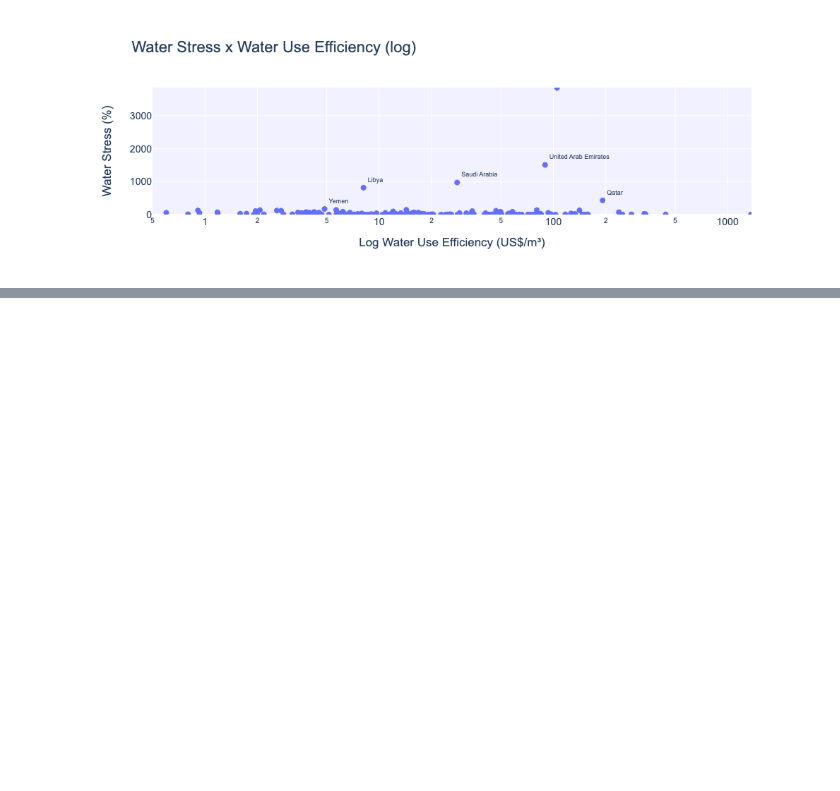
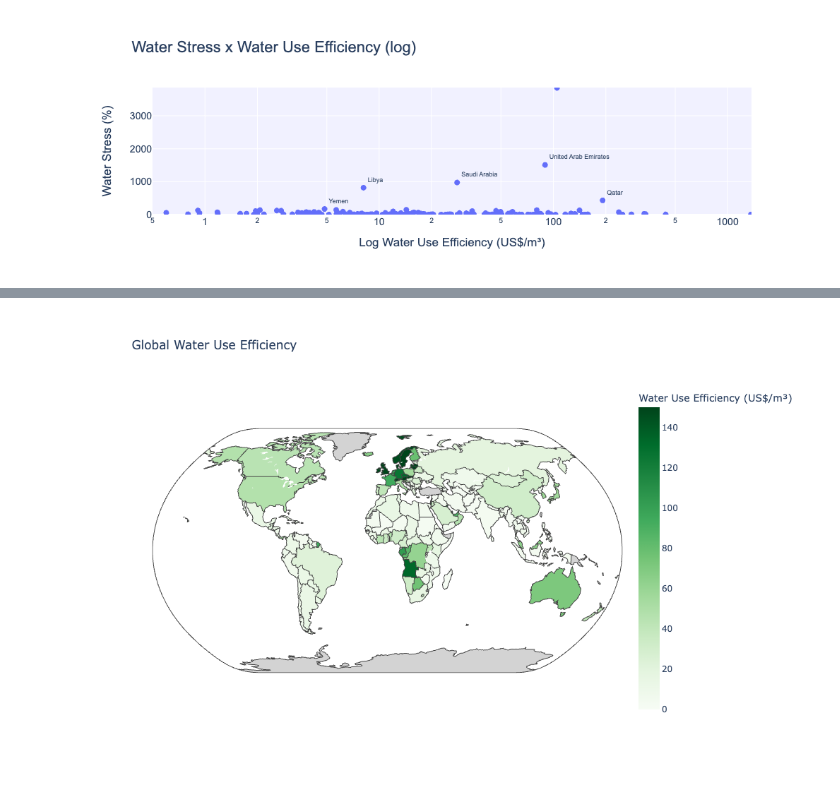
Before and after one commit to AquaLens/capstone, a Jupyter notebook: Data_Visualizations/water_stress_water_use_efficiency.ipynb, the cells around one changed output, grey strips where cells are left out. Cells and saved outputs as stored; diff of their text form; code cells hidden in the pictures; blank space fills up the shorter version.

```diff
--- a/Data_Visualizations/water_stress_water_use_efficiency.ipynb
+++ b/Data_Visualizations/water_stress_water_use_efficiency.ipynb
@@ -245,0 +288,29 @@ fig.show()
+# %%
+# map Water Use Efficiency
+wateruse_2022 = df_waterstress_clean[df_waterstress_clean['Year']== 2022][['Area', 'SDG 6.4.1. Water Use Efficiency']
+                                ].rename(columns={'SDG 6.4.1. Water Use Efficiency': 'Water Use Efficiency (US$/m³)'})
+
+fig = px.choropleth(
+    wateruse_2022,
+    locations='Area',
+    locationmode='country names',
+    color='Water Use Efficiency (US$/m³)',
+    hover_name='Area',
+    color_continuous_scale='Greens',
+    range_color=(0,150),
+    title='Global Water Use Efficiency',
+    height=650
+)
+
+fig.update_geos(
+    projection_type="natural earth",
+    showcoastlines=True,
+    showland=True,
+    landcolor="LightGray"
+)
+
+# Save to interactive HTML and show
+fig.write_html("water_use_efficiency_map_2023.html", include_plotlyjs="cdn", full_html=True)
+fig.show()
+# %% [output]
+[figure, added]
```
Also changed, not shown: parts of 1 cell of this notebook, 8 other files.
